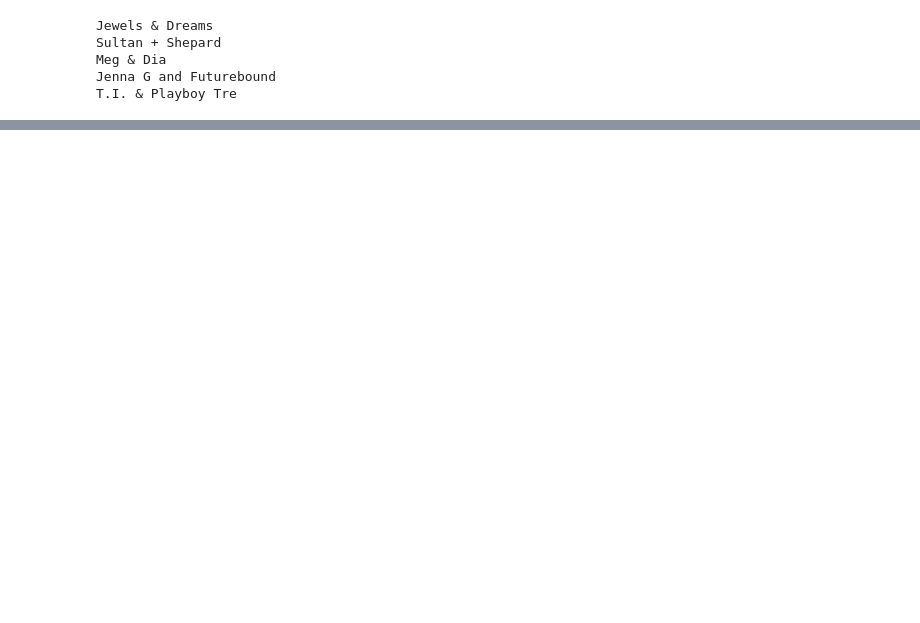
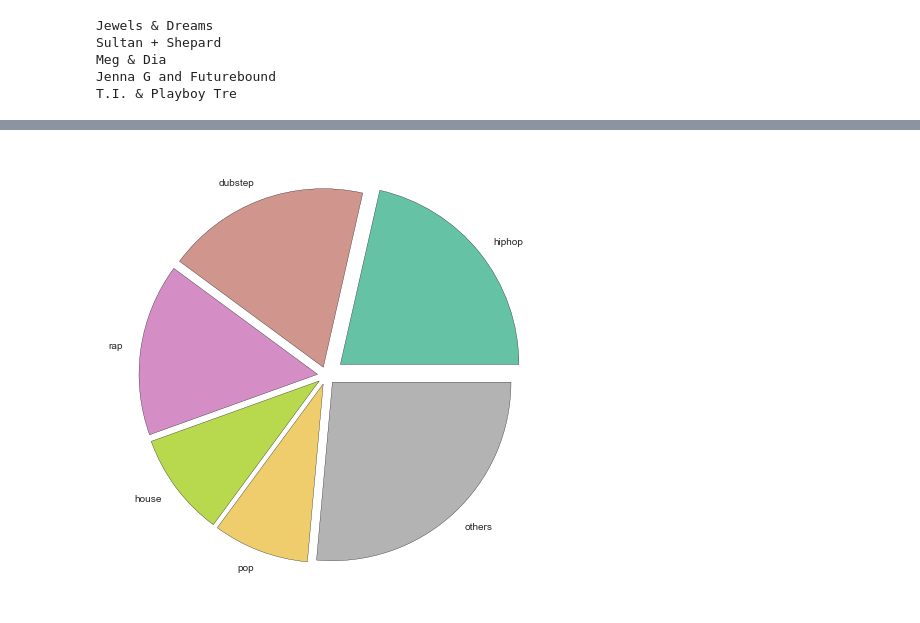
Before and after one commit to chaseWilliams/moodify, a Jupyter notebook: testing.ipynb, the cells around one changed output, grey strips where cells are left out. Drawn from its saved outputs; the diff is of its cells as text; code cells hidden in the pictures; blank space fills up the shorter version.

```diff
--- a/testing.ipynb
+++ b/testing.ipynb
@@ -64,15 +266,19 @@ common_genres = [
     'reggae'
 ]
 
-count = []
-for common_genre in common_genres:
-    sub_count = 0
-    for sample in genres:
-        for genre in sample:
-            if common_genre == genre:
-                sub_count = sub_count + 1
-    count.append(sub_count)
+library_genres = user.library['genres']
+def count_appearances(match_genre):
+    count = 0
+    for track_genre in library_genres:
+        track_genre = track_genre.split(',')
+        for genre in track_genre:
+            if genre == match_genre:
+                count += 1
+    return count
 
+count = [count_appearances(genre) for genre in common_genres]
+top_genres = []
 for common_genre, genre_count in zip(common_genres, count):
-    print(common_genre, genre_count)
+    top_genres.append([common_genre, genre_count])
+top_genres
 # %% [output]
@@ -101,0 +340,16 @@ songs
+# %%
+sorted_top_genres = sorted(top_genres, key=lambda x: x[1], reverse=True)
+top_four = sorted_top_genres[:5]
+others = 0
+for genre in sorted_top_genres[5:]:
+    others += genre[1]
+labels = [elem[0] for elem in top_four]
+labels.append('others')
+values = [elem[1] for elem in top_four]
+values.append(others)
+explode = [0.1, 0.05, 0.05, 0.05, 0.05, 0.05]
+plt.figure(figsize=(8,8))
+plt.pie(values, labels=labels, colors=plt.cm.Set2(np.arange(0, 6)/5), explode=explode)
+plt.show()
+# %% [output]
+[figure, added]
```
Also changed, not shown: parts of 28 cells of this notebook, 4 other files.
